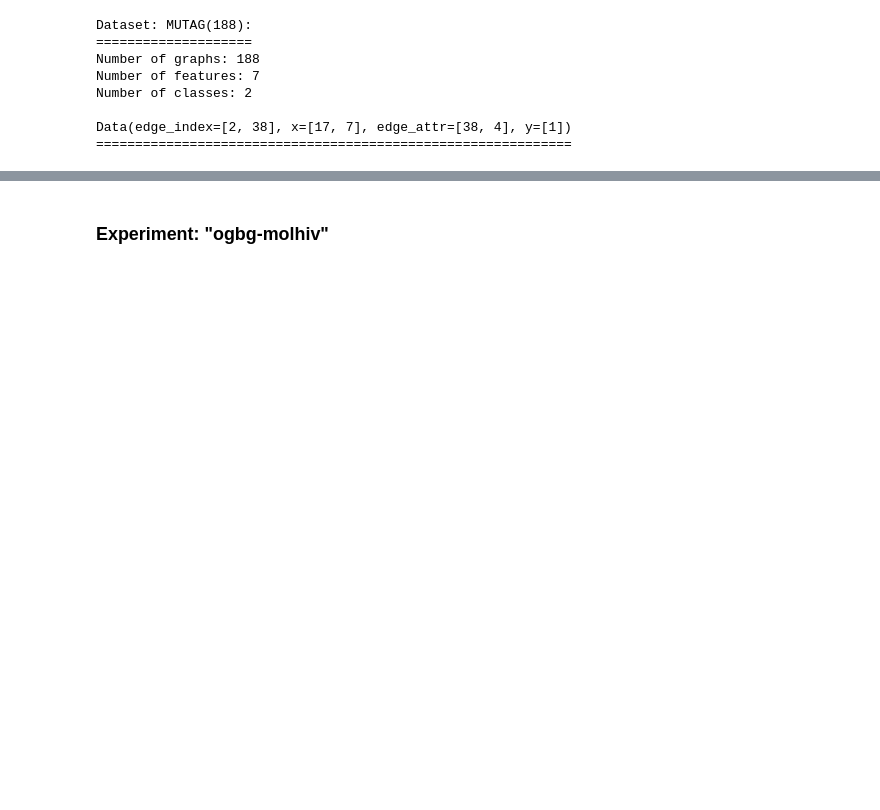
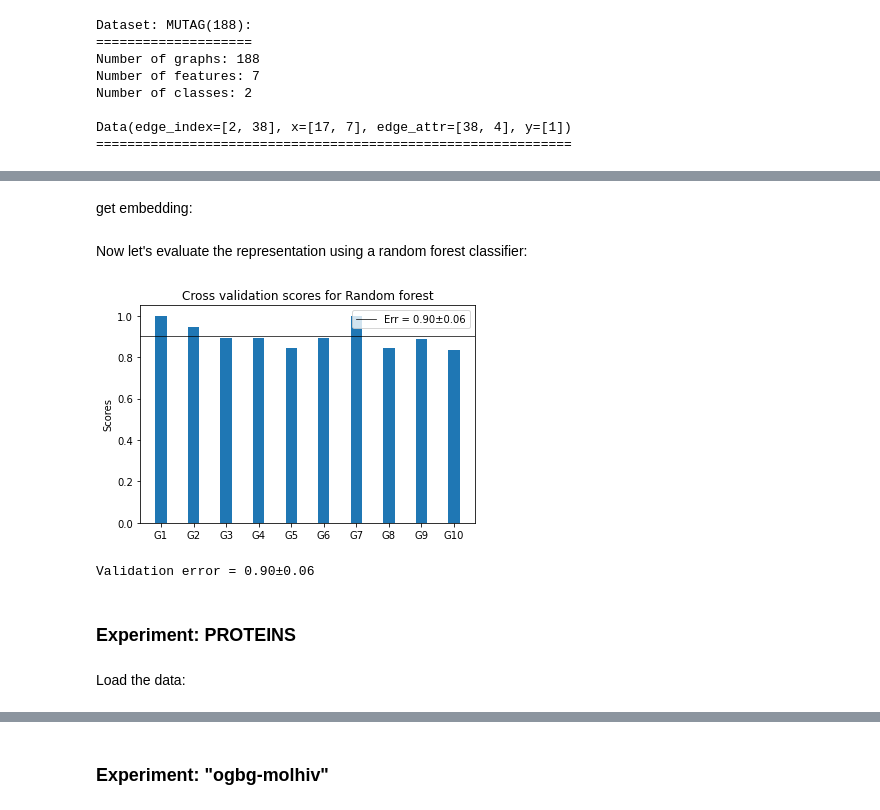
Before and after one commit to dakhtiam/graph_homomorphism, a Jupyter notebook: project_experiments.ipynb, the cells around one changed output, grey strips where cells are left out. Saved outputs shown, nothing was run; the diff lists cells and outputs as text; code cells hidden in the pictures; blank space fills up the shorter version.

```diff
--- a/project_experiments.ipynb
+++ b/project_experiments.ipynb
@@ -118,8 +154,9 @@ def calculate_cv_scores(clf, X, y, cv_num, scoring='accuracy'):
 
   return scores
 
-def plot_cv_scores(scores, clf_name, cv_num):
+def plot_cv_scores(scores, clf_name = 'Random forest'):
   width = 0.35
+  cv_num = len(scores)
   labels = [f'G{n}' for n in range(1,cv_num+1)]
   fig = plt.figure()
   ax = fig.add_subplot()
@@ -169,0 +233,24 @@ f = [add_testgraphs(data) for data in Encoded_Dataset]
+# %% [markdown]
+get embedding:
+# %%
+# labels
+y = np.array([data.pyg_graph().y.detach().numpy() for data in encoded_dataset]).squeeze()
+# %%
+# vectors
+X = np.array([encoder(data, 'ghc')  for data in tqdm(encoded_dataset)])
+# %% [markdown]
+Now let's evaluate the representation using a random forest classifier:
+# %%
+# evaluate
+clf = make_pipeline(StandardScaler(), RandomForestClassifier(random_state=42))
+scores = calculate_cv_scores(clf, X, y, 10)
+# %%
+# plot scores
+plot_cv_scores(scores)
+# %% [output]
+[figure, added]
+Validation error = 0.90±0.06
+# %% [markdown]
+### Experiment: PROTEINS
+# %% [markdown]
+Load the data:
```
Also changed, not shown: parts of 92 cells of this notebook, 6 other files.
